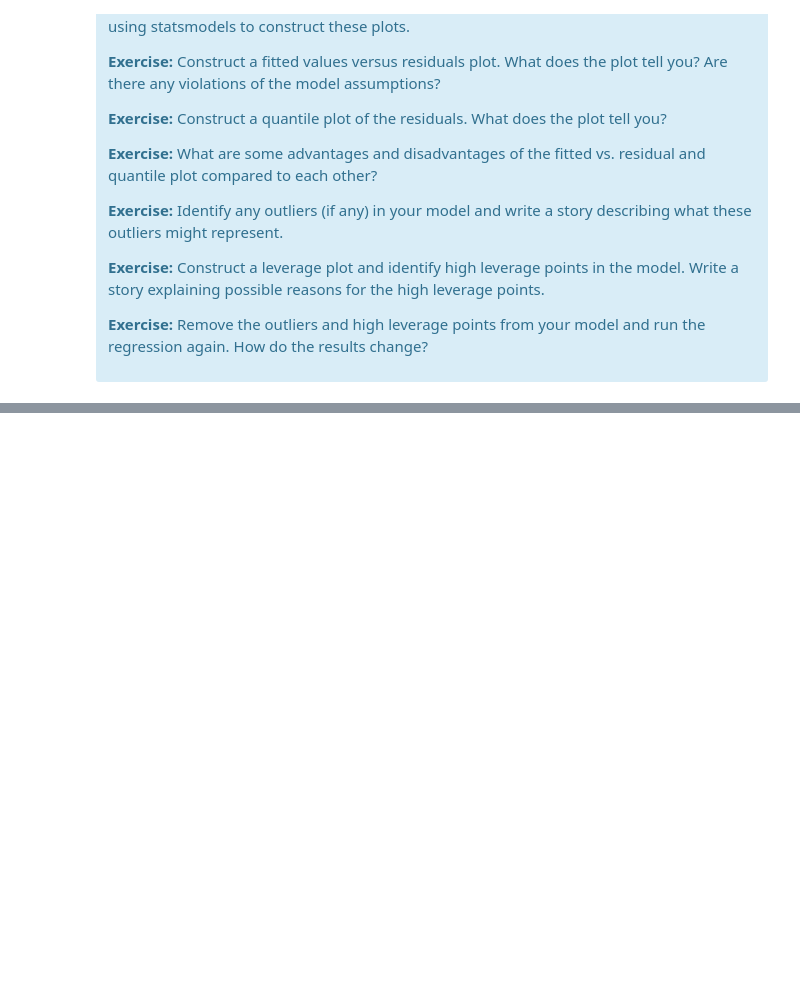
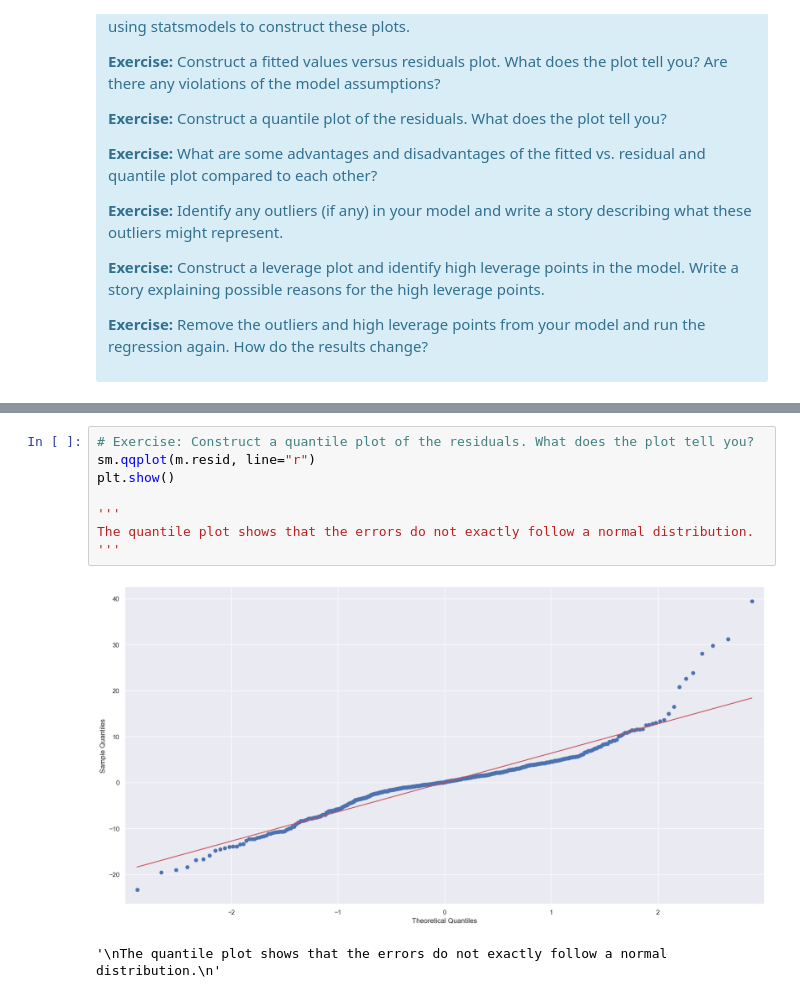
Before and after one commit to sardarchitect/ucsd-mini-projects, a Jupyter notebook: mec-11.4.1-linear-regression-mini-project/Mini_Project_Linear_Regression.ipynb, the cells around one changed output, grey strips where cells are left out. Cells and saved outputs as stored; diff of their text form; blank space fills up the shorter version.

```diff
--- a/mec-11.4.1-linear-regression-mini-project/Mini_Project_Linear_Regression.ipynb
+++ b/mec-11.4.1-linear-regression-mini-project/Mini_Project_Linear_Regression.ipynb
@@ -1152,0 +1126,11 @@ fig = sm.graphics.plot_leverage_resid2(lm_reduced)
+# %%
+# Exercise: Construct a quantile plot of the residuals. What does the plot tell you?
+sm.qqplot(m.resid, line="r")
+plt.show()
+
+'''
+The quantile plot shows that the errors do not exactly follow a normal distribution.
+'''
+# %% [output]
+[figure, added]
+'\nThe quantile plot shows that the errors do not exactly follow a normal distribution.\n'
```
Also changed, not shown: parts of 34 cells of this notebook.
